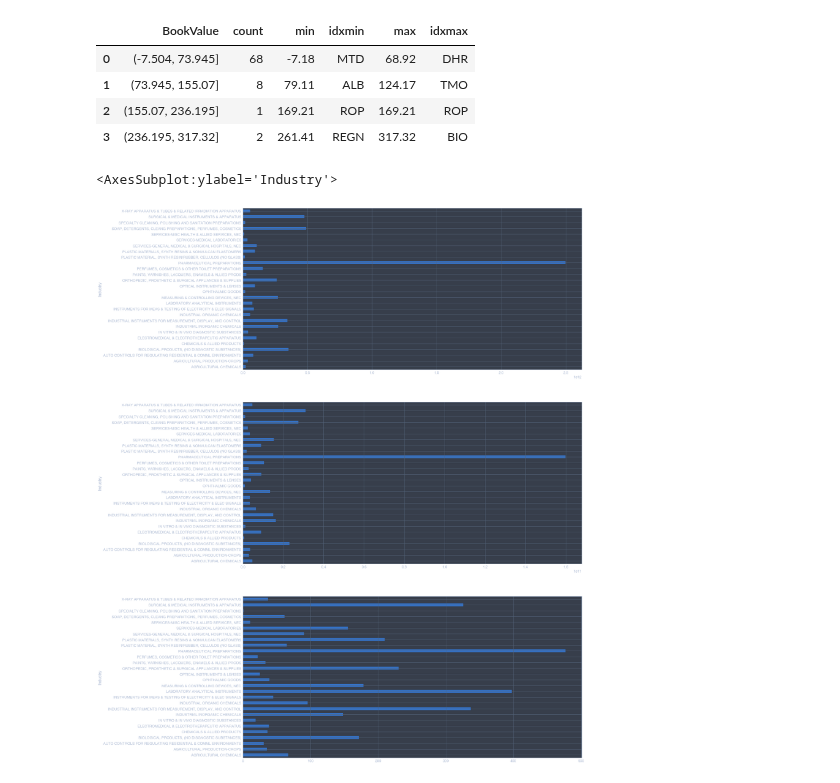
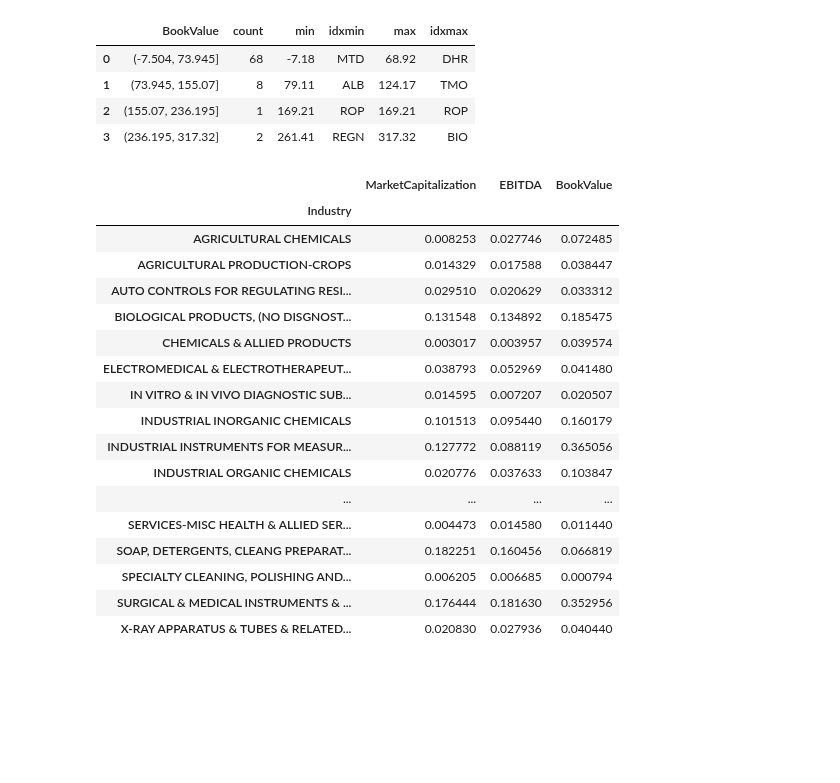
Before and after one commit to fadeeva/stock_market_research, a Jupyter notebook: Portfolio/Search_Review/Sectors_Review.ipynb, the cells around one changed output. Drawn from its saved outputs; the diff is of its cells as text; code cells hidden in the pictures; blank space fills up the shorter version.

```diff
--- a/Portfolio/Search_Review/Sectors_Review.ipynb
+++ b/Portfolio/Search_Review/Sectors_Review.ipynb
@@ -191,13 +191,31 @@ ind_cap = lf.groupby('Industry').agg({'Name': 'count',
                                       'EBITDA': ['sum', 'min', 'idxmin', 'max', 'idxmax'],
                                       'BookValue': ['sum', 'min', 'idxmin', 'max', 'idxmax'],
                                      })
-# %%
-fig, axs = plt.subplots(3, 1, figsize=(21, 35))
-
-# need to scalling
-ind_cap['MarketCapitalization']['sum'].plot(kind='barh', ax=axs[0])
-ind_cap['EBITDA']['sum'].plot(kind='barh', ax=axs[1])
-ind_cap['BookValue']['sum'].plot(kind='barh', ax=axs[2])
-# %% [output]
-<AxesSubplot:ylabel='Industry'>
-[figure, removed]
+# %%
+mc_norm = preprocessing.normalize(ind_cap['MarketCapitalization']['sum'].to_numpy().reshape(1, -1))
+eb_norm = preprocessing.normalize(ind_cap['EBITDA']['sum'].to_numpy().reshape(1, -1))
+bv_norm = preprocessing.normalize(ind_cap['BookValue']['sum'].to_numpy().reshape(1, -1))
+
+df_norm = pd.DataFrame(index=ind_cap.index, data={'MarketCapitalization': mc_norm.flatten(),
+                                            'EBITDA': eb_norm.flatten(),
+                                            'BookValue': bv_norm.flatten(),
+                                           })
+# %% [output]
+|  | MarketCapitalization | EBITDA | BookValue |
+| Industry |  |  |  |
+| AGRICULTURAL CHEMICALS | 0.008253 | 0.027746 | 0.072485 |
+| AGRICULTURAL PRODUCTION-CROPS | 0.014329 | 0.017588 | 0.038447 |
+| AUTO CONTROLS FOR REGULATING RESI... | 0.029510 | 0.020629 | 0.033312 |
+| BIOLOGICAL PRODUCTS, (NO DISGNOST... | 0.131548 | 0.134892 | 0.185475 |
+| CHEMICALS & ALLIED PRODUCTS | 0.003017 | 0.003957 | 0.039574 |
+| ELECTROMEDICAL & ELECTROTHERAPEUT... | 0.038793 | 0.052969 | 0.041480 |
+| IN VITRO & IN VIVO DIAGNOSTIC SUB... | 0.014595 | 0.007207 | 0.020507 |
+| INDUSTRIAL INORGANIC CHEMICALS | 0.101513 | 0.095440 | 0.160179 |
+| INDUSTRIAL INSTRUMENTS FOR MEASUR... | 0.127772 | 0.088119 | 0.365056 |
+| INDUSTRIAL ORGANIC CHEMICALS | 0.020776 | 0.037633 | 0.103847 |
+| ... | ... | ... | ... |
+| SERVICES-MISC HEALTH & ALLIED SER... | 0.004473 | 0.014580 | 0.011440 |
+| SOAP, DETERGENTS, CLEANG PREPARAT... | 0.182251 | 0.160456 | 0.066819 |
+| SPECIALTY CLEANING, POLISHING AND... | 0.006205 | 0.006685 | 0.000794 |
+| SURGICAL & MEDICAL INSTRUMENTS & ... | 0.176444 | 0.181630 | 0.352956 |
+| X-RAY APPARATUS & TUBES & RELATED... | 0.020830 | 0.027936 | 0.040440 |
```
Also changed, not shown: parts of 3 cells of this notebook.
